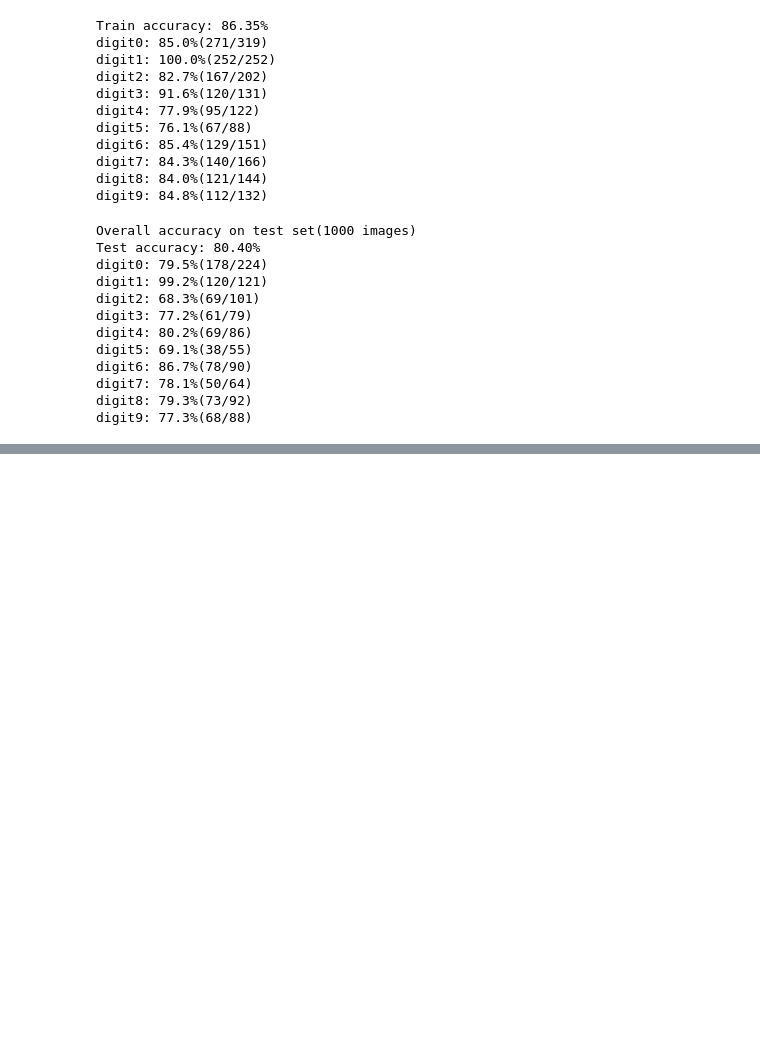
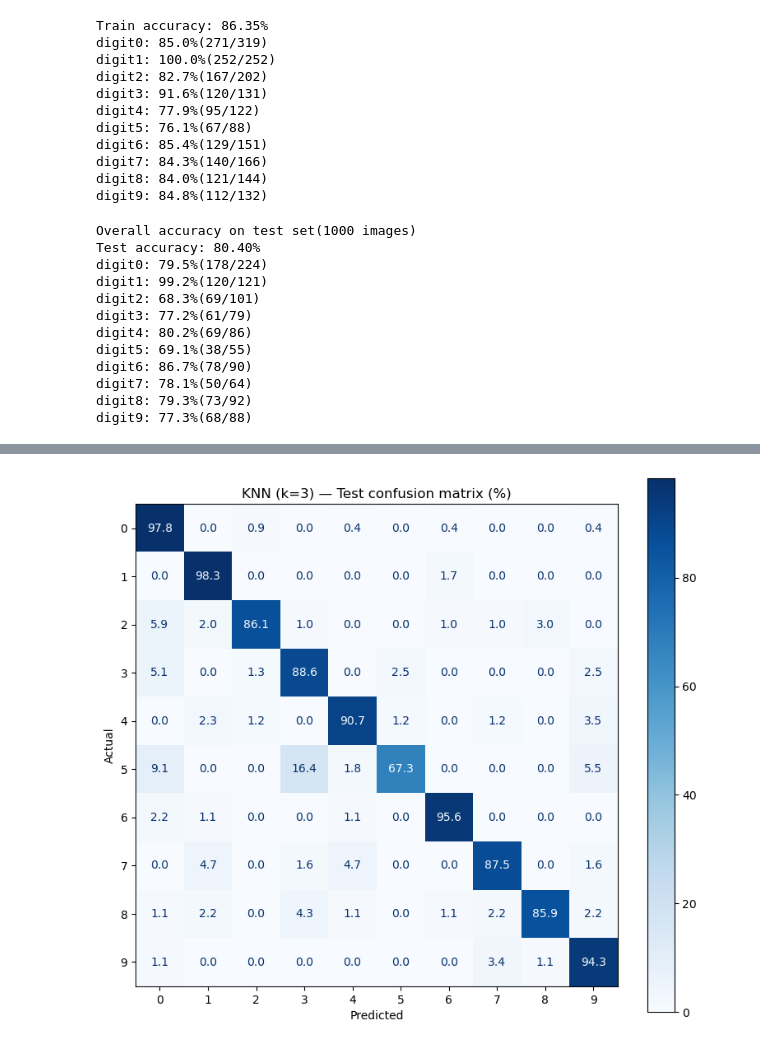
Before and after one commit to eliasskau/IDL-group22-assignment0, a Jupyter notebook: task3_4.ipynb, the cells around one changed output, grey strips where cells are left out. Drawn from its saved outputs; the diff is of its cells as text; code cells hidden in the pictures; blank space fills up the shorter version.

Commit message:
task 4 +confusion matricies

```diff
--- a/task3_4.ipynb
+++ b/task3_4.ipynb
@@ -139,0 +191,25 @@ digit9: 77.3%(68/88)
+# %%
+# task 4
+# using k=3 best performing
+from sklearn.neighbors import KNeighborsClassifier
+from sklearn.metrics import accuracy_score
+
+
+knn =KNeighborsClassifier(n_neighbors=3)
+knn.fit(train_in,train_out)
+
+knn_train_pred =knn.predict(train_in)
+knn_test_pred =knn.predict(test_in)
+
+print(f"KNN Train Acuuracy k=3 {accuracy_score(train_out,knn_train_pred):.2f}")
+print(f"KNN test Acuuracy k=3 {accuracy_score(test_out,knn_test_pred):.2f}")
+
+for group in range(10):
+    # boolean mask
+    mask = (test_out == group)
+    group_predictions = knn_test_pred[mask]
+    group_targets = test_out[mask]
+    correct = np.sum(group_predictions == group_targets)
+    total = len(group_targets)
+    percentage = correct / total * 100
+    print(f"digit{group}: {percentage:.1f}%({correct}/{total})")
@@ -139,0 +229,19 @@ digit9: 77.3%(68/88)
+# %%
+# confusion matrix — KNN (test)
+from sklearn.metrics import confusion_matrix, ConfusionMatrixDisplay
+import matplotlib.pyplot as plt
+
+cm_knn = confusion_matrix(test_out, knn_test_pred, labels=range(10))
+cm_knn_pct = cm_knn / cm_knn.sum(axis=1, keepdims=True) * 100
+
+fig, ax = plt.subplots(figsize=(8, 7))
+ConfusionMatrixDisplay(cm_knn_pct, display_labels=range(10)).plot(
+    ax=ax, cmap='Blues', values_format='.1f'
+)
+ax.set_xlabel('Predicted')
+ax.set_ylabel('Actual')
+ax.set_title('KNN (k=3) — Test confusion matrix (%)')
+plt.tight_layout()
+plt.show()
+# %% [output]
+[figure, added]
```
Also changed, not shown: parts of 6 cells of this notebook.
